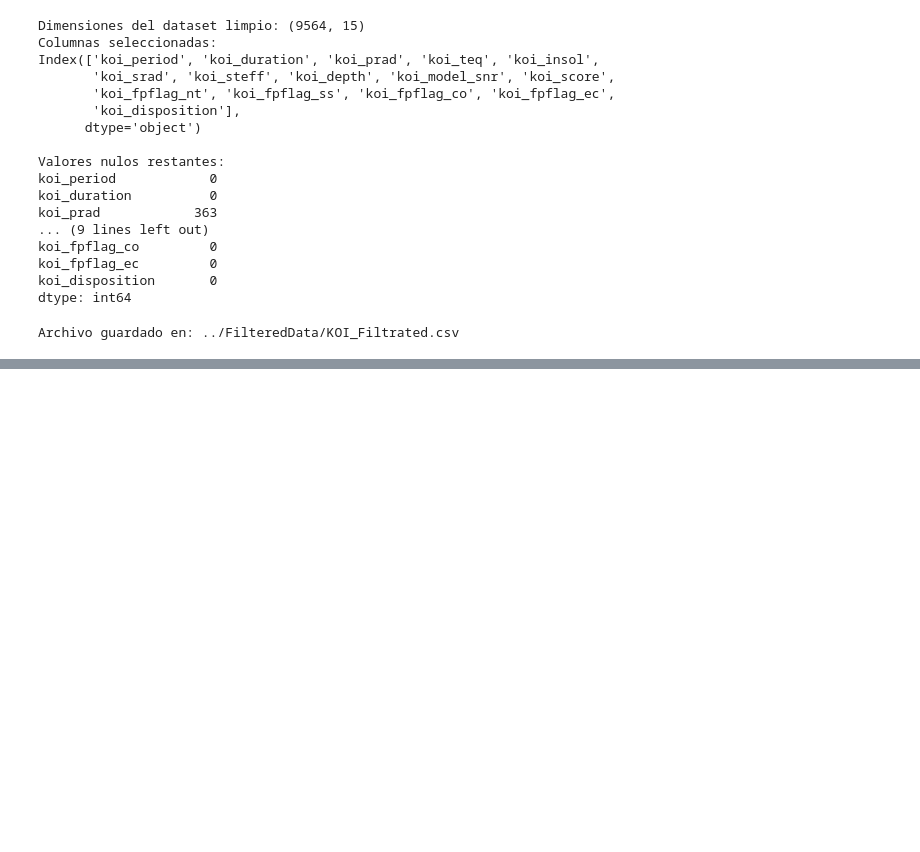
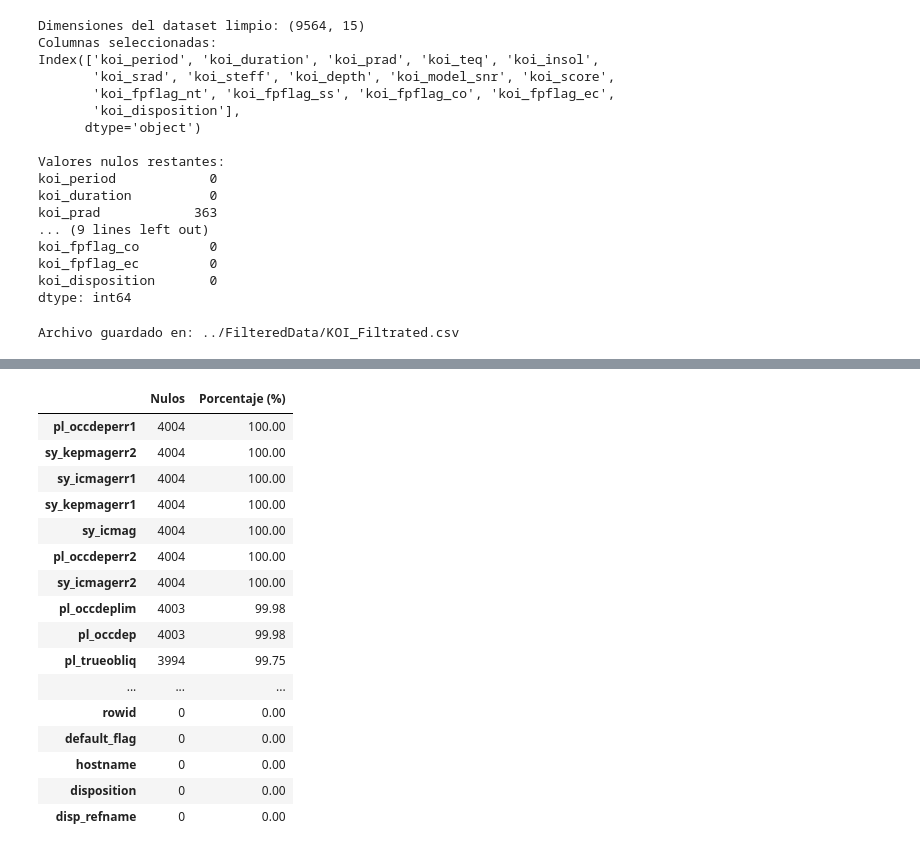
Before and after one commit to lunajimenez/AWorldAwayLuna, a Jupyter notebook: Notebooks/analisis_exploratorio.ipynb, the cells around one changed output, grey strips where cells are left out. Saved outputs shown, nothing was run; the diff lists cells and outputs as text; code cells hidden in the pictures; blank space fills up the shorter version.

```diff
--- a/Notebooks/analisis_exploratorio.ipynb
+++ b/Notebooks/analisis_exploratorio.ipynb
@@ -268,0 +301,14 @@ Archivo guardado en: ../FilteredData/KOI_Filtrated.csv
+# %%
+# Celda 2: cargando el CSV en pandas (ignorando líneas comentadas con #)
+import pandas as pd
+
+path = "../Data/k2pandc_2025.10.01_11.47.26.csv"
+
+df_k2 = pd.read_csv(path, comment="#", low_memory=False)
+
+print("Dimensiones del dataset:", df_k2.shape)
+print("Número de columnas:", len(df_k2.columns))
+
+# Mostrar las primeras 60 columnas para darnos una idea
+print("\nPrimeras 60 columnas:")
+print(df_k2.columns.tolist()[:60])
@@ -268,0 +375,31 @@ Archivo guardado en: ../FilteredData/KOI_Filtrated.csv
+# %%
+# Veamos el resumen de nulos en todas las columnas
+null_counts = df_k2.isnull().sum()
+null_percentage = (null_counts / len(df_k2)) * 100
+
+null_summary = pd.DataFrame({
+    'Nulos': null_counts,
+    'Porcentaje (%)': null_percentage.round(2)
+}).sort_values(by='Porcentaje (%)', ascending=False)
+
+# Mostrar todas las filas sin truncar
+pd.set_option("display.max_rows", None)
+null_summary
+# %% [output]
+|  | Nulos | Porcentaje (%) |
+| pl_occdeperr1 | 4004 | 100.00 |
+| sy_kepmagerr2 | 4004 | 100.00 |
+| sy_icmagerr1 | 4004 | 100.00 |
+| sy_kepmagerr1 | 4004 | 100.00 |
+| sy_icmag | 4004 | 100.00 |
+| pl_occdeperr2 | 4004 | 100.00 |
+| sy_icmagerr2 | 4004 | 100.00 |
+| pl_occdeplim | 4003 | 99.98 |
+| pl_occdep | 4003 | 99.98 |
+| pl_trueobliq | 3994 | 99.75 |
+| ... | ... | ... |
+| rowid | 0 | 0.00 |
+| default_flag | 0 | 0.00 |
+| hostname | 0 | 0.00 |
+| disposition | 0 | 0.00 |
+| disp_refname | 0 | 0.00 |
```
Also changed, not shown: parts of 12 cells of this notebook, 1 other file.
